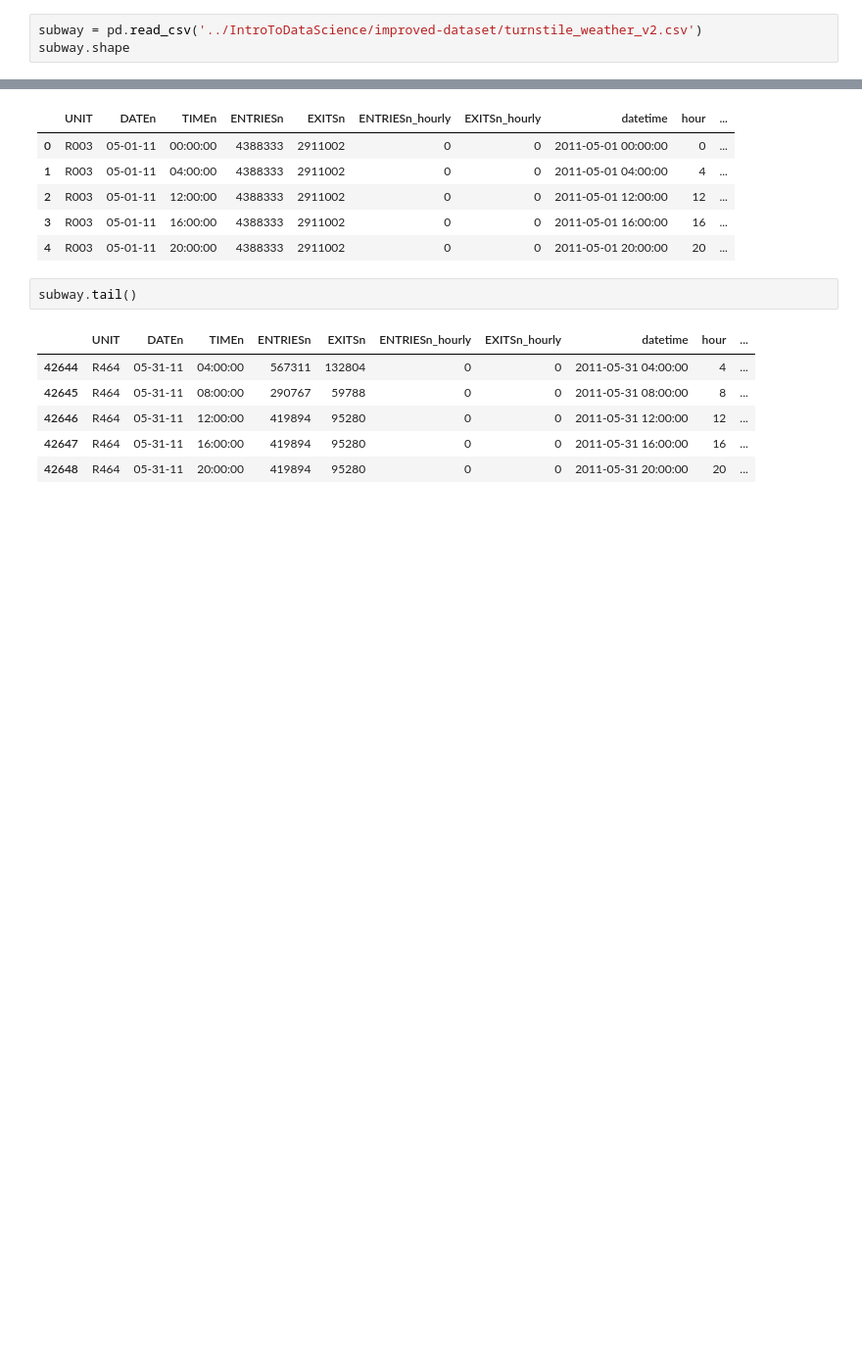
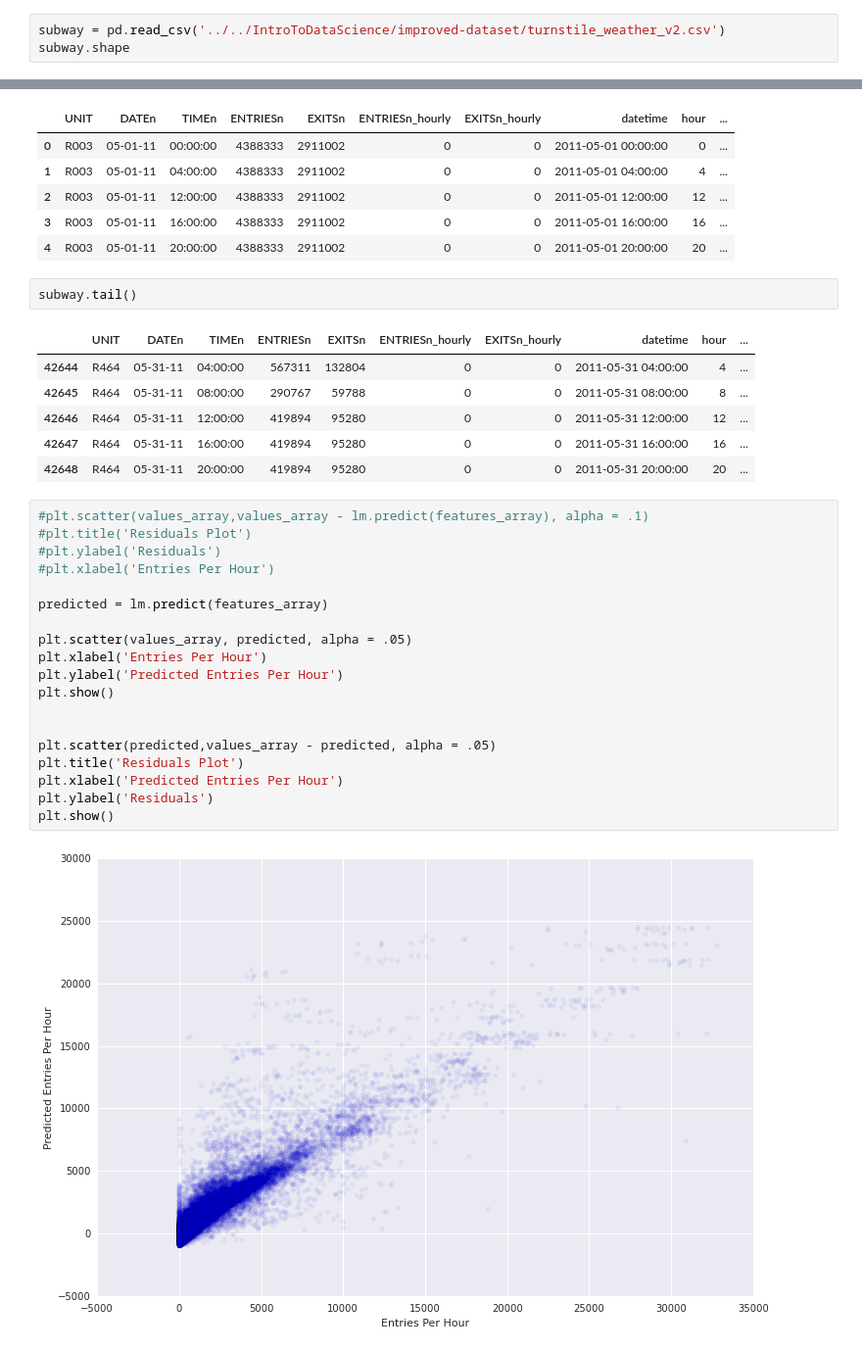
Before and after one commit to brianjwoo/Udacity-Nanodegree, a Jupyter notebook: IntroDatScience/SubwayAnalysis-Final_v3.ipynb, the cells around one changed output, grey strips where cells are left out. Shown at 98% size. Cells and saved outputs as stored; diff of their text form; blank space fills up the shorter version.

Commit message:
Intro to Data Science v3

```diff
--- a/IntroDatScience/SubwayAnalysis-Final_v3.ipynb
+++ b/IntroDatScience/SubwayAnalysis-Final_v3.ipynb
@@ -35,7 +35,7 @@ After reading in the data from the provided csv file, we quickly inspect the dat
 
 For our analysis of we first look at the distribution of the data independent of rain. Because we are specifically interested in whether or not more individuals ride when it rains, we can utilize a one-sized test at a significance level of .05. To determine the appropriate test to use, we can plot the data as a histogram. Because the distribution is not normal, we choose to use a non-parametric test, specifically the Mann-Whitney U.
 # %%
-subway = pd.read_csv('../IntroToDataScience/improved-dataset/turnstile_weather_v2.csv')
+subway = pd.read_csv('../../IntroToDataScience/improved-dataset/turnstile_weather_v2.csv')
 subway.shape
 # %% [output]
 (42649, 27)
@@ -514,3 +514,24 @@ subway.tail()
 | 42646 | R464 | 05-31-11 | 12:00:00 | 419894 | 95280 | 0 | 0 | 2011-05-31 12:00:00 | 12 | ... |
 | 42647 | R464 | 05-31-11 | 16:00:00 | 419894 | 95280 | 0 | 0 | 2011-05-31 16:00:00 | 16 | ... |
 | 42648 | R464 | 05-31-11 | 20:00:00 | 419894 | 95280 | 0 | 0 | 2011-05-31 20:00:00 | 20 | ... |
+# %%
+#plt.scatter(values_array,values_array - lm.predict(features_array), alpha = .1)
+#plt.title('Residuals Plot')
+#plt.ylabel('Residuals')
+#plt.xlabel('Entries Per Hour')
+
+predicted = lm.predict(features_array)
+
+plt.scatter(values_array, predicted, alpha = .05)
+plt.xlabel('Entries Per Hour')
+plt.ylabel('Predicted Entries Per Hour')
+plt.show()
+
+
+plt.scatter(predicted,values_array - predicted, alpha = .05)
+plt.title('Residuals Plot')
+plt.xlabel('Predicted Entries Per Hour')
+plt.ylabel('Residuals')
+plt.show()
+# %% [output]
+[figure, added]
```
Also changed, not shown: parts of 7 cells of this notebook, 2 other files.
